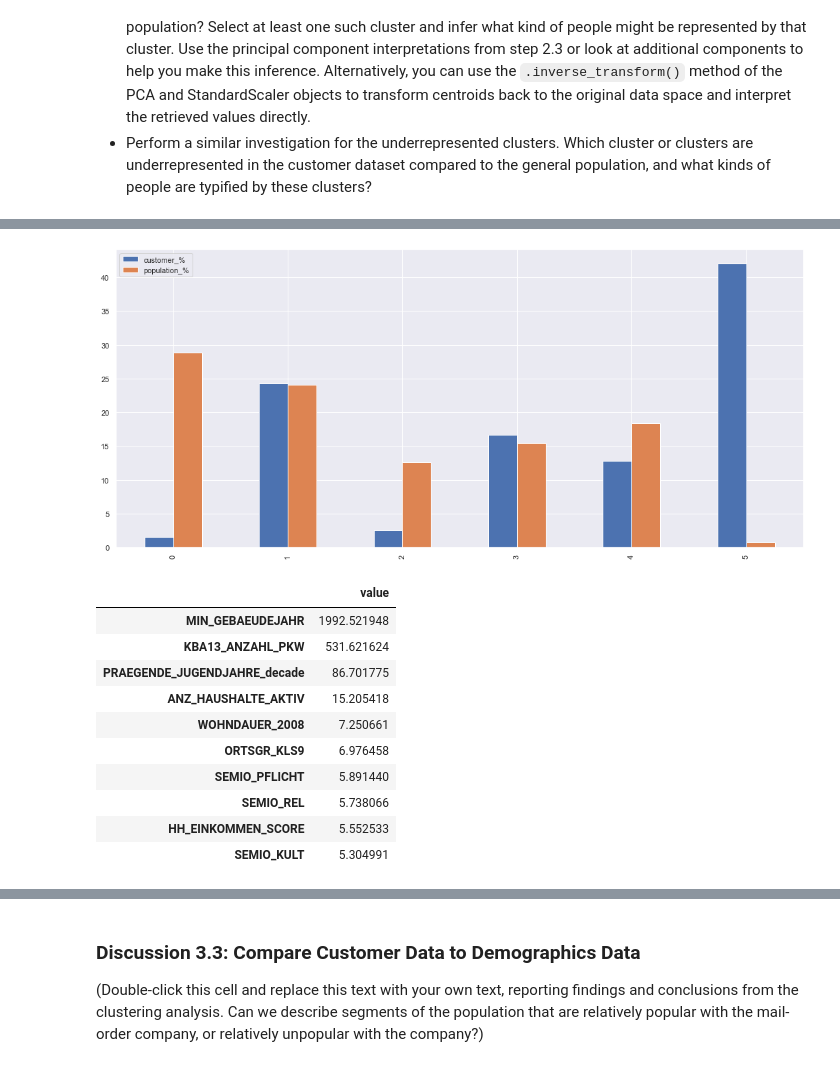
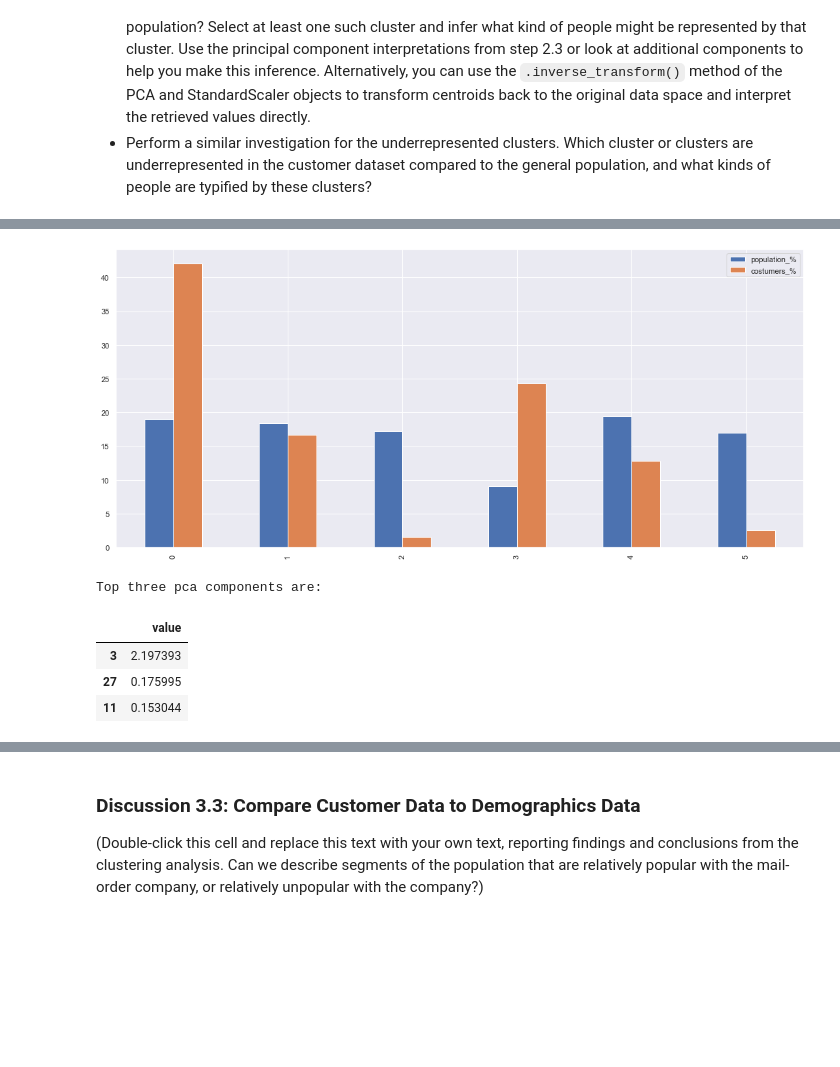
Before and after one commit to ImiGit/identify_customer_segments, a Jupyter notebook: Identify_Customer_Segments.ipynb, the cells around one changed output, grey strips where cells are left out. Cells and saved outputs as stored; diff of their text form; code cells hidden in the pictures; blank space fills up the shorter version.

Commit message:
3.3: Compare Customer Data to Demographics Data¶

```diff
--- a/Identify_Customer_Segments.ipynb
+++ b/Identify_Customer_Segments.ipynb
@@ -727,7 +727,8 @@ from sklearn.impute import KNNImputer
 from sklearn.impute import SimpleImputer
 
 # First, I will make a subdataset with zero missing values in rows.
-azdias_cleaned_0Missing = azdias_cleaned[azdias_cleaned.missing_values_row == 0]
+azdias_cleaned_0Missing = azdias_cleaned[azdias_cleaned.missing_values_row == 0].copy()
+azdias_cleaned_0Missing.drop('missing_values_row', axis=1, inplace=True)
 print(f"Percentage of the data where there are no missing values is \
 {azdias_cleaned[azdias_cleaned.missing_values_row == 0].shape[0]/azdias_cleaned.shape[0]*100 :.2f}% \n")
 
@@ -739,6 +740,7 @@ print(f"Percentage of the data where there are no missing values is \
 imputer = SimpleImputer(missing_values=np.nan, strategy='most_frequent')
 azdias_cleaned_filledNaN = pd.DataFrame(imputer.fit_transform(azdias_cleaned))
 azdias_cleaned_filledNaN.columns = azdias_cleaned.columns
+azdias_cleaned_filledNaN.drop('missing_values_row', axis=1, inplace=True)
 
 azdias_cleaned_filledNaN.isna().sum().sum()
 # %% [output]
@@ -772,5 +774,5 @@ On your scaled data, you are now ready to apply dimensionality reduction techniq
 pca1 = PCA()
 pca2 = PCA()
 
-pca1.fit_transform(azdias_cleaned_0Missing_scaled);
-pca2.fit_transform(azdias_cleaned_filledNaN_scaled);
+pca1.fit(azdias_cleaned_0Missing_scaled);
+pca2.fit(azdias_cleaned_filledNaN_scaled);
@@ -869,5 +857,5 @@ With 61 components, 99.65% of total variance is achieved
 pca_32_1 = PCA(n_components=32)
 pca_32_2 = PCA(n_components=32)
 
-azdias_cleaned_0Missing_pca = pca_32_1.fit_transform(azdias_cleaned_0Missing_scaled)
-azdias_cleaned_filledNaN_pca = pca_32_2.fit_transform(azdias_cleaned_filledNaN_scaled)
+pca_32_1.fit(azdias_cleaned_0Missing_scaled)
+pca_32_2.fit(azdias_cleaned_filledNaN_scaled)
@@ -1031,7 +1021,7 @@ You've assessed and cleaned the demographics data, then scaled and transformed t
 from sklearn.cluster import KMeans
 import time
 
-azdias_cleaned_0Missing_pca = pca_32_1.fit_transform(azdias_cleaned_0Missing)
+azdias_cleaned_0Missing_pca = pca_32_1.fit_transform(azdias_cleaned_0Missing_scaled)
 score = []
 
 # Over a number of different cluster counts...
@@ -1248,23 +1237,25 @@ clusters_filledNaN_df
-# %%
-clusters_filledNaN_df.plot( y=['customer_%', 'population_%'], kind='bar', figsize=(18, 8));
-# %% [output]
-[figure, removed]
+# %%
+clusters_filledNaN_df = pd.DataFrame(pd.Series(population_predictions_filledNaN).value_counts().sort_index(), columns=['population'])
+clusters_filledNaN_df['population_%'] = clusters_filledNaN_df['population']/clusters_filledNaN_df['population'].sum()*100
+clusters_filledNaN_df['costumers'] = pd.DataFrame(pd.Series(customers_prediction_filledNaN).value_counts().sort_index())
+clusters_filledNaN_df['costumers_%'] = clusters_filledNaN_df['costumers']/clusters_filledNaN_df['costumers'].sum()*100
+#clusters_filledNaN_df
+clusters_filledNaN_df.plot( y=['population_%', 'costumers_%'], kind='bar', figsize=(18, 8));
+# %% [output]
+[figure, added]
 # %%
 # What kinds of people are part of a cluster that is overrepresented in the
 # customer data compared to the general population?
-features = scaler2.inverse_transform(pca_32_2.inverse_transform(kmeans_6_filledNaN.cluster_centers_[5]).reshape(1,65)).T
 
-df = pd.DataFrame(features, index=customers_clean_filledNaN.columns, columns=['value'])
-df.sort_values(by=['value'], ascending=False).head(10)
+# for the subdataset with no missing values, cluster 6 shows overrepresentation in the customer data
+features = kmeans_10.cluster_centers_[6].reshape(32,1)
+
+df = pd.DataFrame(features, index=np.arange(1,33), columns=['value'])
+print("Top three pca components are:")
+display(df.sort_values(by=['value'], ascending=False).head(3))
 # %% [output]
+Top three pca components are:
 |  | value |
-| MIN_GEBAEUDEJAHR | 1992.521948 |
-| KBA13_ANZAHL_PKW | 531.621624 |
-| PRAEGENDE_JUGENDJAHRE_decade | 86.701775 |
-| ANZ_HAUSHALTE_AKTIV | 15.205418 |
-| WOHNDAUER_2008 | 7.250661 |
-| ORTSGR_KLS9 | 6.976458 |
-| SEMIO_PFLICHT | 5.891440 |
-| SEMIO_REL | 5.738066 |
-| HH_EINKOMMEN_SCORE | 5.552533 |
-| SEMIO_KULT | 5.304991 |
+| 3 | 2.197393 |
+| 27 | 0.175995 |
+| 11 | 0.153044 |
```
Also changed, not shown: parts of 37 cells of this notebook.
